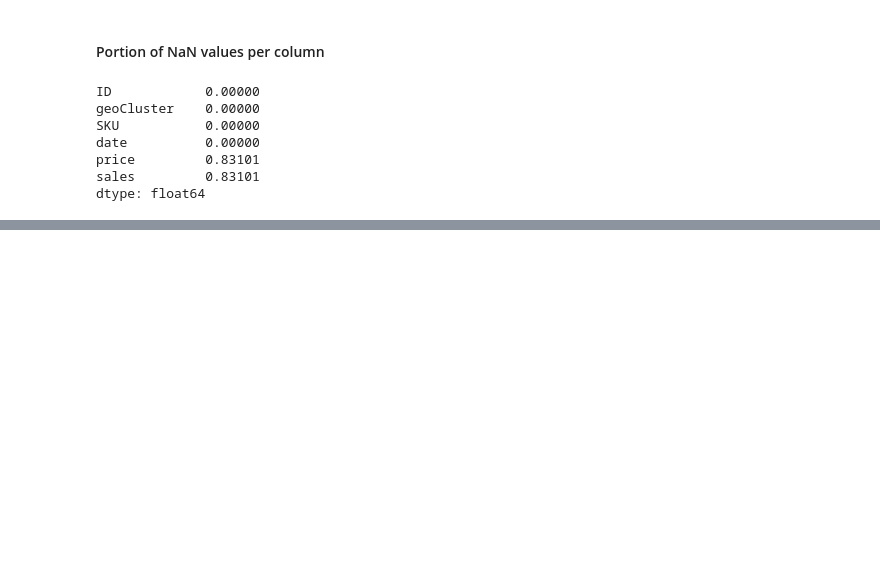
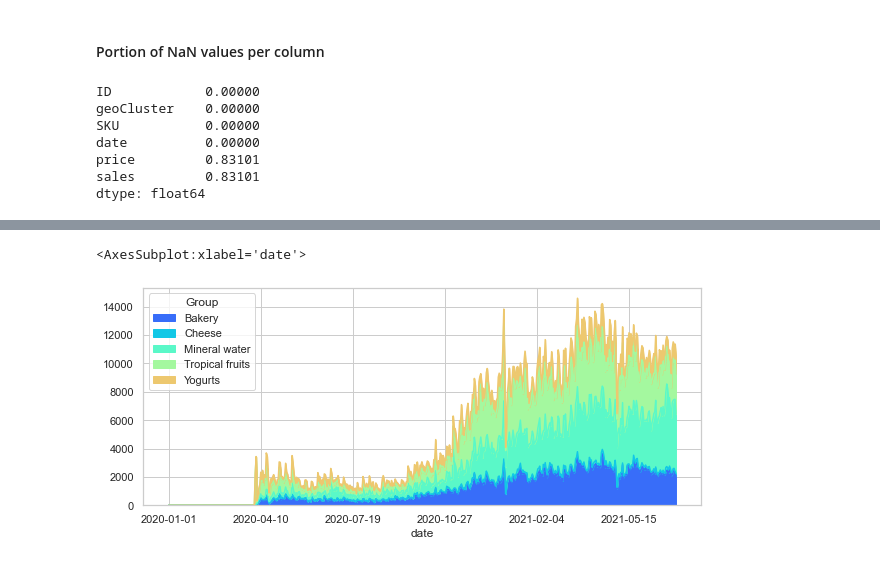
Before and after one commit to f-linus/hackupc-demand-forecasting, a Jupyter notebook: src/data/exploration/1 Coarse exploration.ipynb, the cells around one changed output, grey strips where cells are left out. Cells and saved outputs as stored; diff of their text form; code cells hidden in the pictures; blank space fills up the shorter version.

```diff
--- a/src/data/exploration/1 Coarse exploration.ipynb
+++ b/src/data/exploration/1 Coarse exploration.ipynb
@@ -49,0 +74,7 @@ dtype: float64
+# %%
+fig, ax = plt.subplots(figsize=(10, 4))
+
+sales.groupby(['date', 'Group']).sum()['sales'].unstack().plot(ax=ax, kind='area', stacked=True)
+# %% [output]
+<AxesSubplot:xlabel='date'>
+[figure, added]
```
Also changed, not shown: parts of 7 cells of this notebook.
